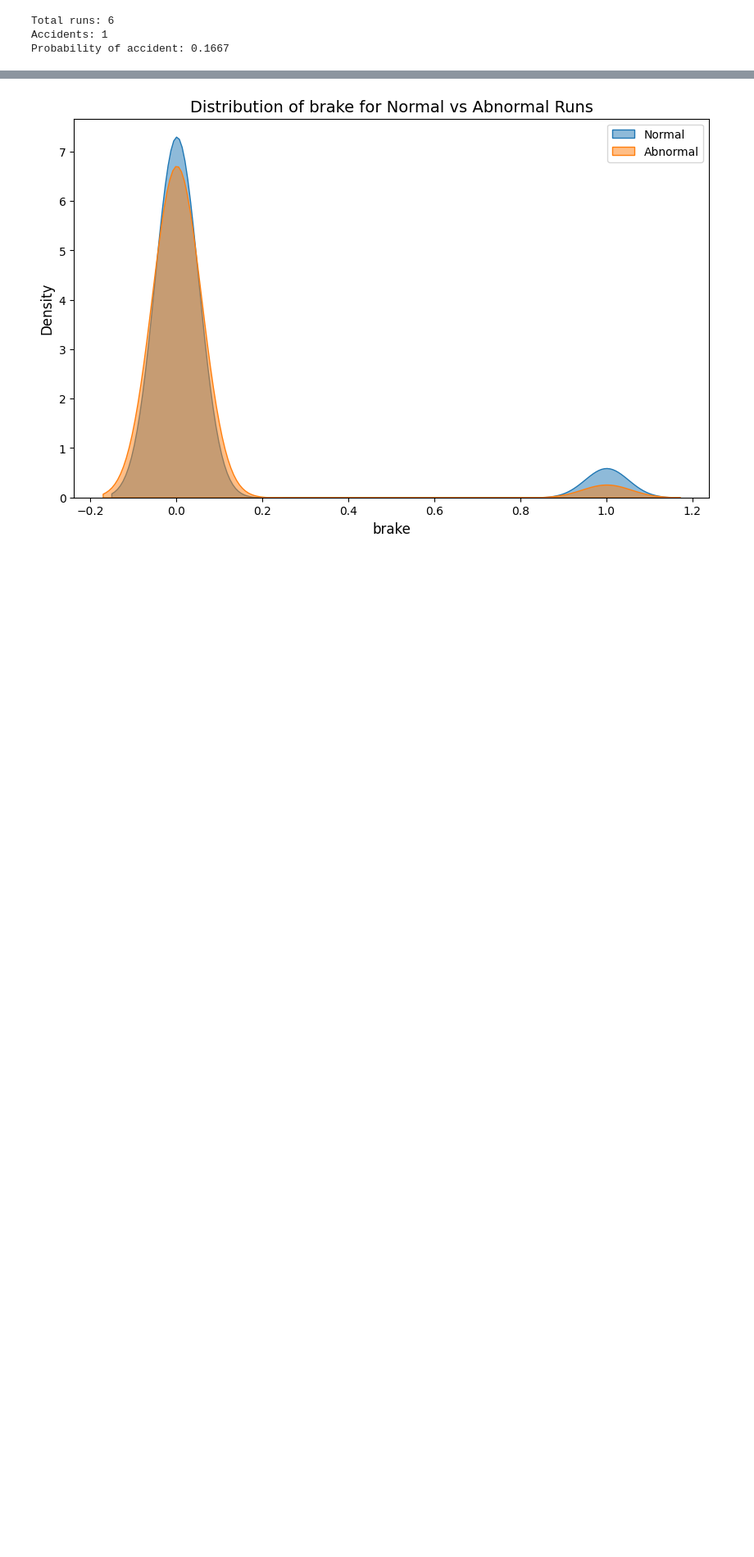
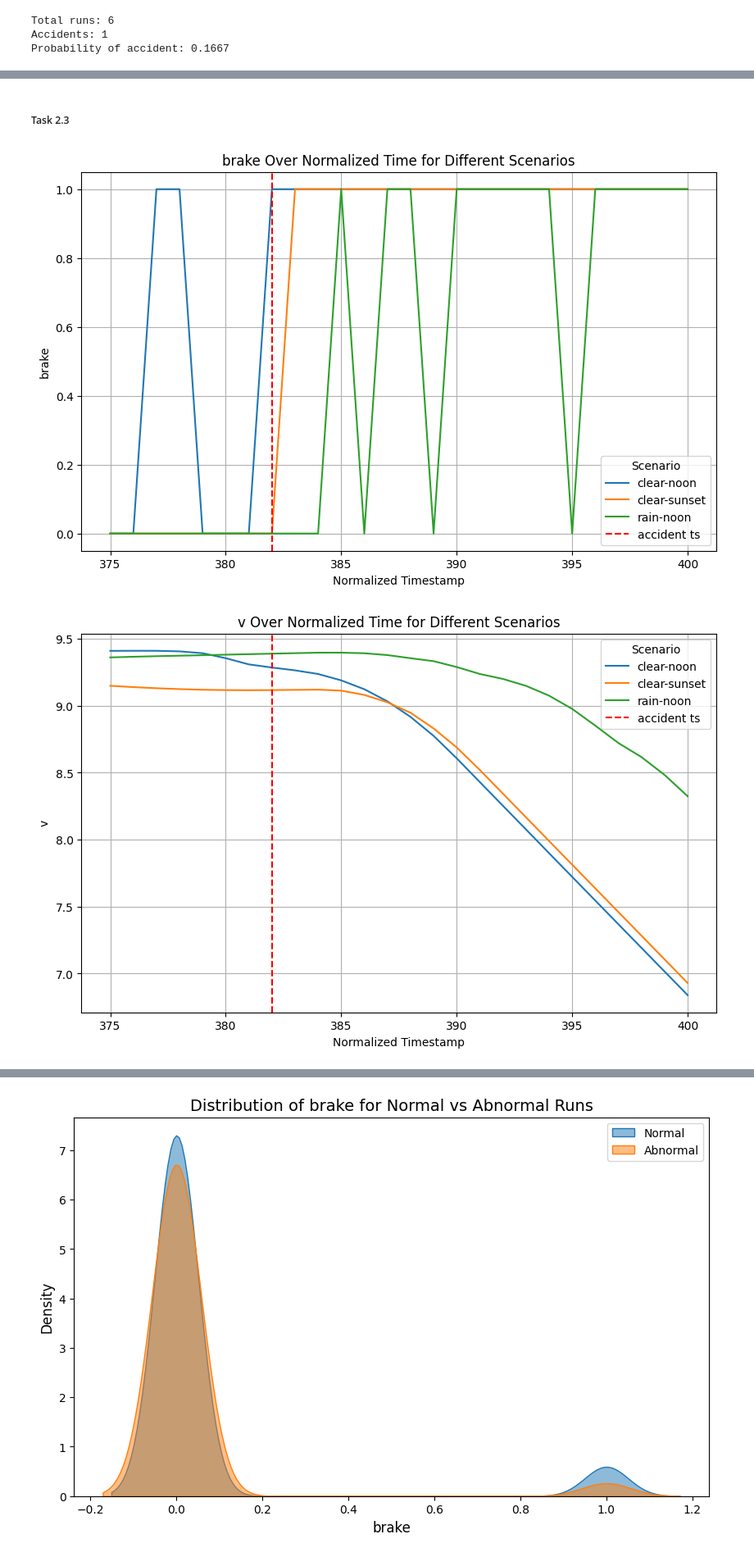
Before and after one commit to CCHST/Mini-Project-1-Safety-Analysis-of-Autonomous-Vehicles, a Jupyter notebook: Task.ipynb, the cells around one changed output, grey strips where cells are left out. Shown at 82% size. Cells and saved outputs as stored; diff of their text form; code cells hidden in the pictures; blank space fills up the shorter version.

Commit message:
Changes to be committed: 	modified:   Task.ipynb

```diff
--- a/Task.ipynb
+++ b/Task.ipynb
@@ -442,0 +463,24 @@ data_df
+# %% [markdown]
+##### Task 2.3
+# %%
+scenarios_to_analyze = ['rain-noon', 'clear-noon', 'clear-sunset']
+filtered_df = data_df[data_df['scenario'].isin(scenarios_to_analyze)]
+filtered_df = filtered_df[(filtered_df['normalized_ts'] >= 375) & (filtered_df['normalized_ts'] <= 400)]
+
+features = ['brake', 'v', 'throttle', 'cvip', 'x','y']
+
+for feature in features:
+    plt.figure(figsize=(10, 6))
+    for scenario in filtered_df['scenario'].unique():
+        scenario_data = filtered_df[filtered_df['scenario'] == scenario]
+        plt.plot(scenario_data['normalized_ts'], scenario_data[feature], label=scenario)
+    plt.title(f'{feature} Over Normalized Time for Different Scenarios')
+    plt.xlabel('Normalized Timestamp')
+    plt.ylabel(feature)
+    plt.axvline(x=382, color='red', linestyle='--', label='accident ts')
+    plt.legend(title='Scenario')
+    plt.grid(True)
+    plt.show()
+# %% [output]
+[figure, added]
+[figure, added]
```
Also changed, not shown: parts of 9 cells of this notebook.
